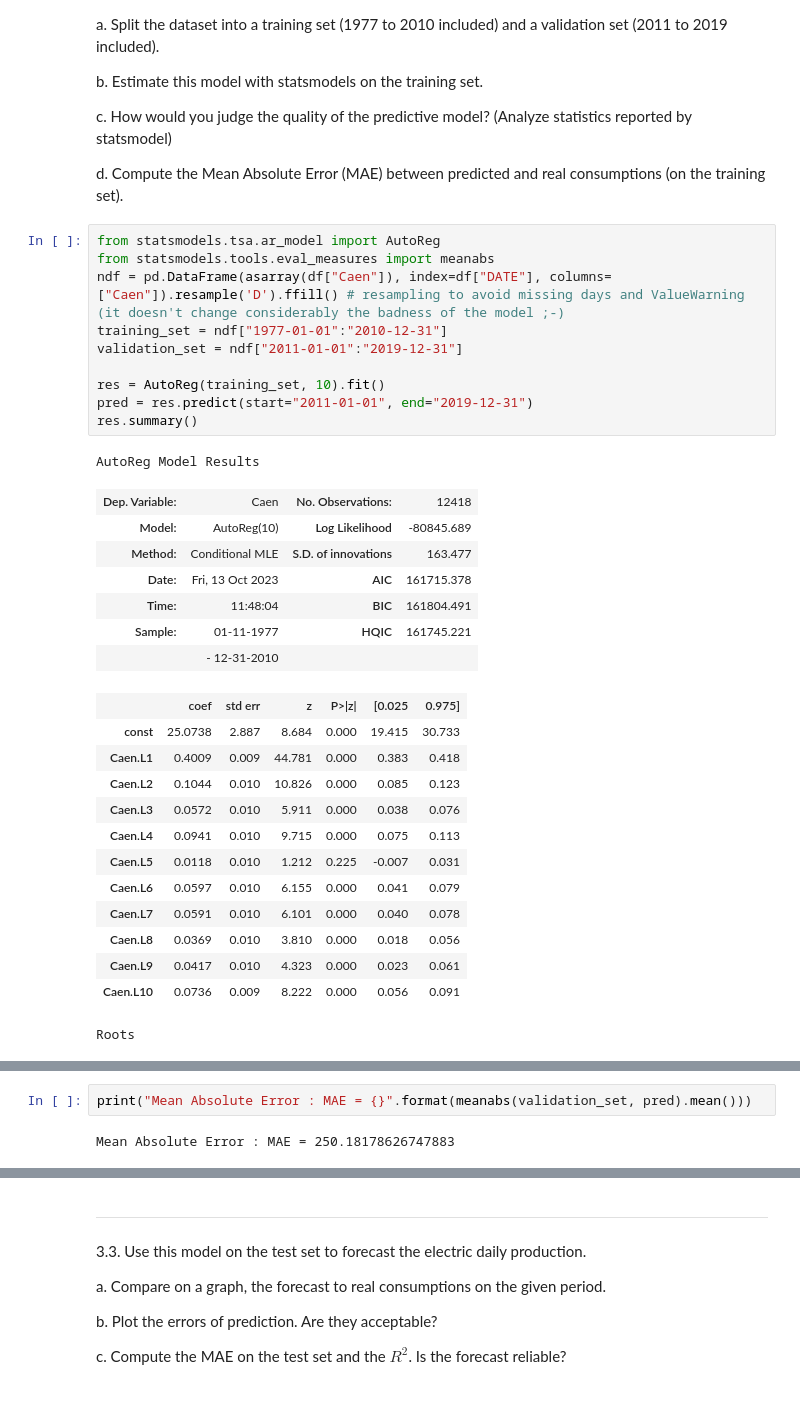
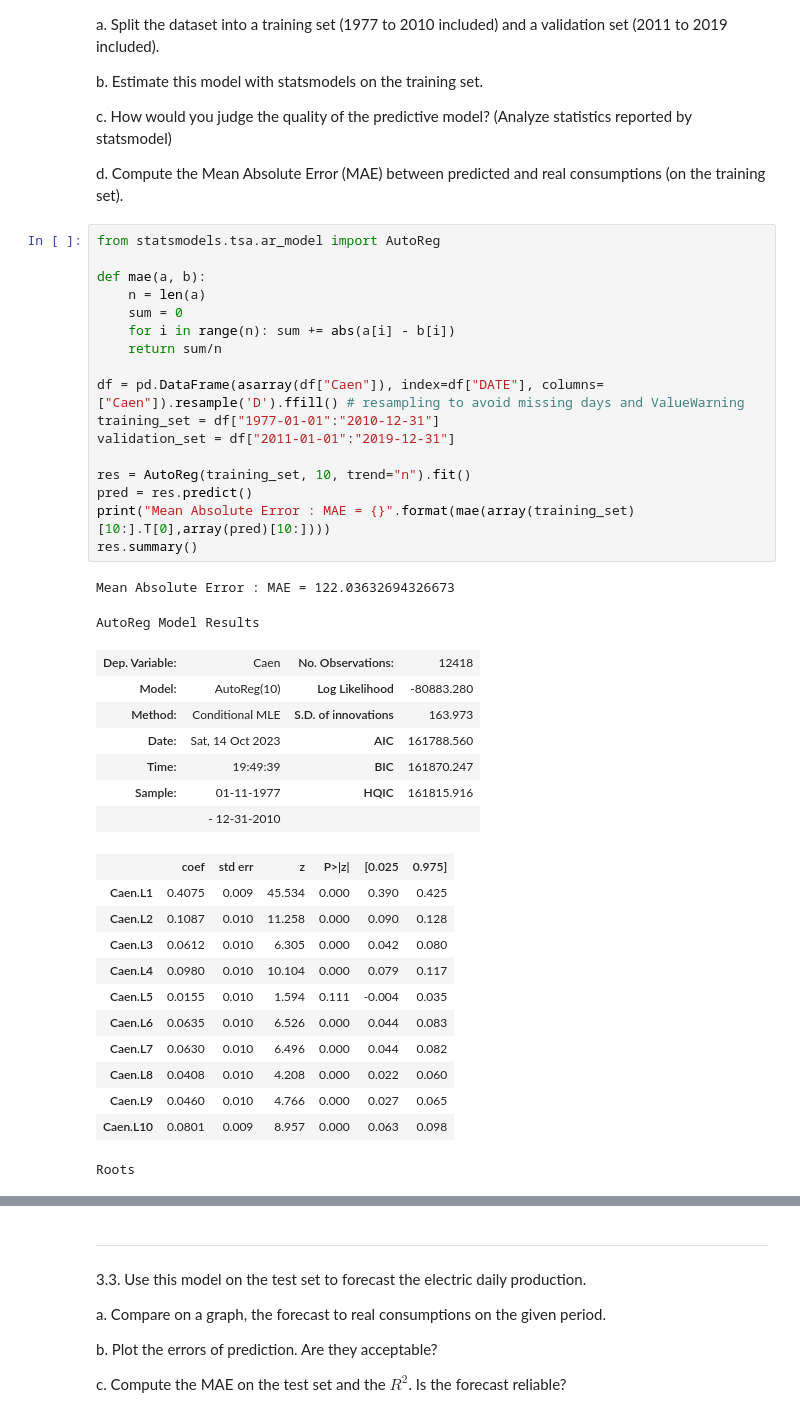
Before and after one commit to squifbe/Hackathon, a Jupyter notebook: Hackathon1_Final.ipynb, the cells around one changed output, grey strips where cells are left out. Drawn from its saved outputs; the diff is of its cells as text.

```diff
--- a/Hackathon1_Final.ipynb
+++ b/Hackathon1_Final.ipynb
@@ -498,34 +498,41 @@ c.	How would you judge the quality of the predictive model? (Analyze statistics
 d.	Compute the Mean Absolute Error (MAE) between predicted and real consumptions (on the training set).
 # %%
 from statsmodels.tsa.ar_model import AutoReg
-from statsmodels.tools.eval_measures import meanabs
-ndf = pd.DataFrame(asarray(df["Caen"]), index=df["DATE"], columns=["Caen"]).resample('D').ffill() # resampling to avoid missing days and ValueWarning (it doesn't change considerably the badness of the model ;-)
-training_set = ndf["1977-01-01":"2010-12-31"]
-validation_set = ndf["2011-01-01":"2019-12-31"]
 
-res = AutoReg(training_set, 10).fit()
-pred = res.predict(start="2011-01-01", end="2019-12-31")
+def mae(a, b):
+    n = len(a)
+    sum = 0
+    for i in range(n): sum += abs(a[i] - b[i])
+    return sum/n
+
+df = pd.DataFrame(asarray(df["Caen"]), index=df["DATE"], columns=["Caen"]).resample('D').ffill() # resampling to avoid missing days and ValueWarning
+training_set = df["1977-01-01":"2010-12-31"]
+validation_set = df["2011-01-01":"2019-12-31"]
+
+res = AutoReg(training_set, 10, trend="n").fit()
+pred = res.predict()
+print("Mean Absolute Error : MAE = {}".format(mae(array(training_set)[10:].T[0],array(pred)[10:])))
 res.summary()
 # %% [output]
-AutoReg Model Results
+Mean Absolute Error : MAE = 122.03632694326673
+AutoReg Model Results
 | Dep. Variable: | Caen | No. Observations: | 12418 |
-| Model: | AutoReg(10) | Log Likelihood | -80845.689 |
-| Method: | Conditional MLE | S.D. of innovations | 163.477 |
-| Date: | Fri, 13 Oct 2023 | AIC | 161715.378 |
-| Time: | 11:48:04 | BIC | 161804.491 |
-| Sample: | 01-11-1977 | HQIC | 161745.221 |
+| Model: | AutoReg(10) | Log Likelihood | -80883.280 |
+| Method: | Conditional MLE | S.D. of innovations | 163.973 |
+| Date: | Sat, 14 Oct 2023 | AIC | 161788.560 |
+| Time: | 19:49:39 | BIC | 161870.247 |
+| Sample: | 01-11-1977 | HQIC | 161815.916 |
 |  | - 12-31-2010 |  |  |
 |  | coef | std err | z | P>|z| | [0.025 | 0.975] |
-| const | 25.0738 | 2.887 | 8.684 | 0.000 | 19.415 | 30.733 |
-| Caen.L1 | 0.4009 | 0.009 | 44.781 | 0.000 | 0.383 | 0.418 |
-| Caen.L2 | 0.1044 | 0.010 | 10.826 | 0.000 | 0.085 | 0.123 |
-| Caen.L3 | 0.0572 | 0.010 | 5.911 | 0.000 | 0.038 | 0.076 |
-| Caen.L4 | 0.0941 | 0.010 | 9.715 | 0.000 | 0.075 | 0.113 |
-| Caen.L5 | 0.0118 | 0.010 | 1.212 | 0.225 | -0.007 | 0.031 |
-| Caen.L6 | 0.0597 | 0.010 | 6.155 | 0.000 | 0.041 | 0.079 |
-| Caen.L7 | 0.0591 | 0.010 | 6.101 | 0.000 | 0.040 | 0.078 |
-| Caen.L8 | 0.0369 | 0.010 | 3.810 | 0.000 | 0.018 | 0.056 |
-| Caen.L9 | 0.0417 | 0.010 | 4.323 | 0.000 | 0.023 | 0.061 |
-| Caen.L10 | 0.0736 | 0.009 | 8.222 | 0.000 | 0.056 | 0.091 |
+| Caen.L1 | 0.4075 | 0.009 | 45.534 | 0.000 | 0.390 | 0.425 |
+| Caen.L2 | 0.1087 | 0.010 | 11.258 | 0.000 | 0.090 | 0.128 |
+| Caen.L3 | 0.0612 | 0.010 | 6.305 | 0.000 | 0.042 | 0.080 |
+| Caen.L4 | 0.0980 | 0.010 | 10.104 | 0.000 | 0.079 | 0.117 |
+| Caen.L5 | 0.0155 | 0.010 | 1.594 | 0.111 | -0.004 | 0.035 |
+| Caen.L6 | 0.0635 | 0.010 | 6.526 | 0.000 | 0.044 | 0.083 |
+| Caen.L7 | 0.0630 | 0.010 | 6.496 | 0.000 | 0.044 | 0.082 |
+| Caen.L8 | 0.0408 | 0.010 | 4.208 | 0.000 | 0.022 | 0.060 |
+| Caen.L9 | 0.0460 | 0.010 | 4.766 | 0.000 | 0.027 | 0.065 |
+| Caen.L10 | 0.0801 | 0.009 | 8.957 | 0.000 | 0.063 | 0.098 |
-Roots
+Roots
 |  | Real | Imaginary | Modulus | Frequency |
@@ -542,4 +548,0 @@ Roots
-# %%
-print("Mean Absolute Error : MAE = {}".format(meanabs(validation_set, pred).mean()))
-# %% [output]
-Mean Absolute Error : MAE = 250.18178626747883
```
Also changed, not shown: parts of 7 cells of this notebook.
